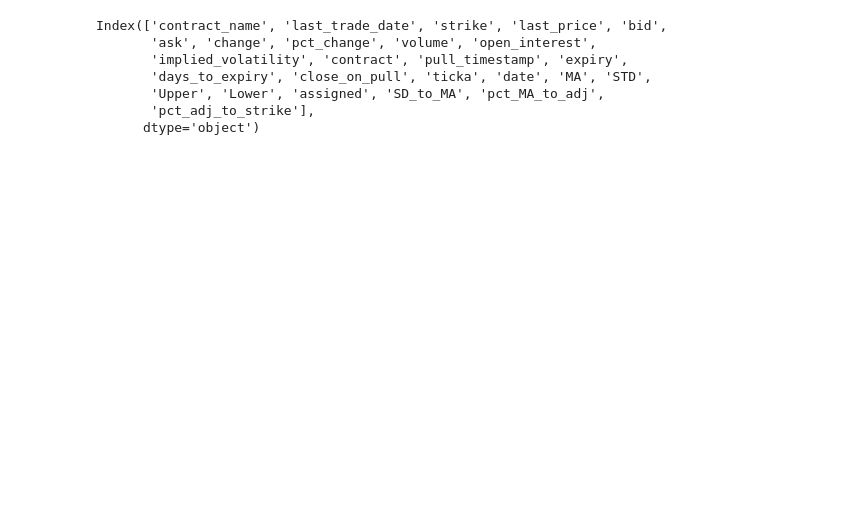
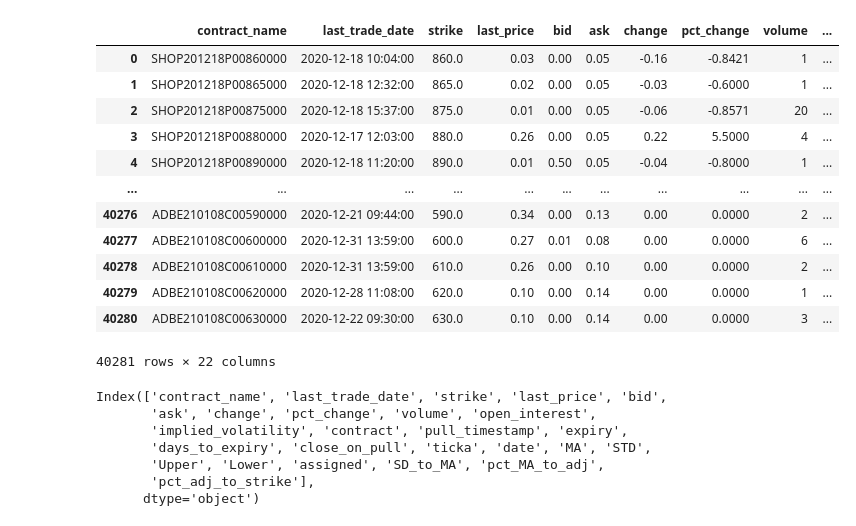
Before and after one commit to realjacoblinder/options-classifier, a Jupyter notebook: classifier work take 2.ipynb, the cells around one changed output. Cells and saved outputs as stored; diff of their text form; code cells hidden in the pictures; blank space fills up the shorter version.

```diff
--- a/classifier work take 2.ipynb
+++ b/classifier work take 2.ipynb
@@ -89,4 +107,2 @@ bands['date'] = bands['date'].apply(lambda x: x.date())
 # %%
 options = options.merge(bands.drop(columns=['adjclose']), on=['date','ticka'])
-# %%
-options = options.merge(expiration_prices.drop(columns=['close_on_pull']), on=['expiry', 'ticka', 'strike', 'contract'])
@@ -104,0 +109,16 @@ def mark_safe(row):
+# %%
+options
+# %% [output]
+|  | contract_name | last_trade_date | strike | last_price | bid | ask | change | pct_change | volume | ... |
+| 0 | SHOP201218P00860000 | 2020-12-18 10:04:00 | 860.0 | 0.03 | 0.00 | 0.05 | -0.16 | -0.8421 | 1 | ... |
+| 1 | SHOP201218P00865000 | 2020-12-18 12:32:00 | 865.0 | 0.02 | 0.00 | 0.05 | -0.03 | -0.6000 | 1 | ... |
+| 2 | SHOP201218P00875000 | 2020-12-18 15:37:00 | 875.0 | 0.01 | 0.00 | 0.05 | -0.06 | -0.8571 | 20 | ... |
+| 3 | SHOP201218P00880000 | 2020-12-17 12:03:00 | 880.0 | 0.26 | 0.00 | 0.05 | 0.22 | 5.5000 | 4 | ... |
+| 4 | SHOP201218P00890000 | 2020-12-18 11:20:00 | 890.0 | 0.01 | 0.50 | 0.05 | -0.04 | -0.8000 | 1 | ... |
+| ... | ... | ... | ... | ... | ... | ... | ... | ... | ... | ... |
+| 40276 | ADBE210108C00590000 | 2020-12-21 09:44:00 | 590.0 | 0.34 | 0.00 | 0.13 | 0.00 | 0.0000 | 2 | ... |
+| 40277 | ADBE210108C00600000 | 2020-12-31 13:59:00 | 600.0 | 0.27 | 0.01 | 0.08 | 0.00 | 0.0000 | 6 | ... |
+| 40278 | ADBE210108C00610000 | 2020-12-31 13:59:00 | 610.0 | 0.26 | 0.00 | 0.10 | 0.00 | 0.0000 | 2 | ... |
+| 40279 | ADBE210108C00620000 | 2020-12-28 11:08:00 | 620.0 | 0.10 | 0.00 | 0.14 | 0.00 | 0.0000 | 1 | ... |
+| 40280 | ADBE210108C00630000 | 2020-12-22 09:30:00 | 630.0 | 0.10 | 0.00 | 0.14 | 0.00 | 0.0000 | 3 | ... |
+40281 rows × 22 columns
```
Also changed, not shown: parts of 26 cells of this notebook, 4 other files.
